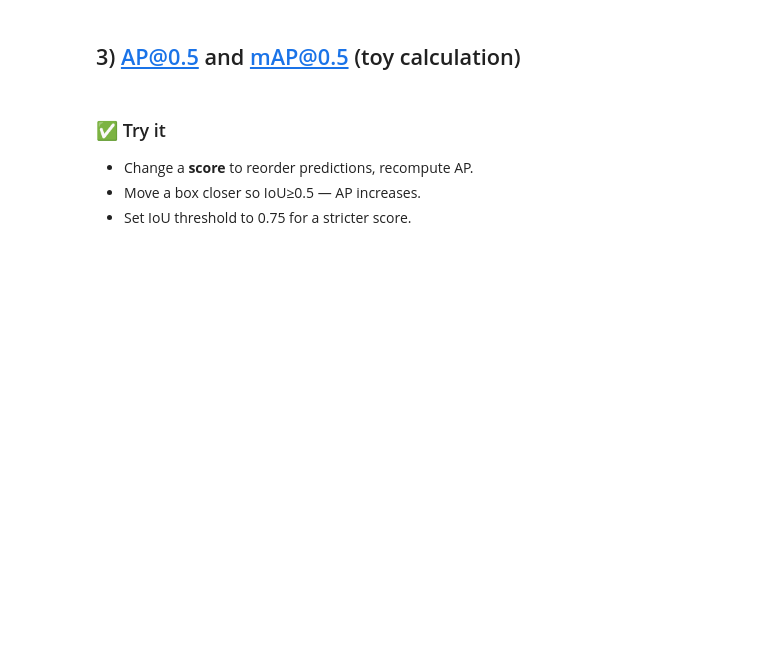
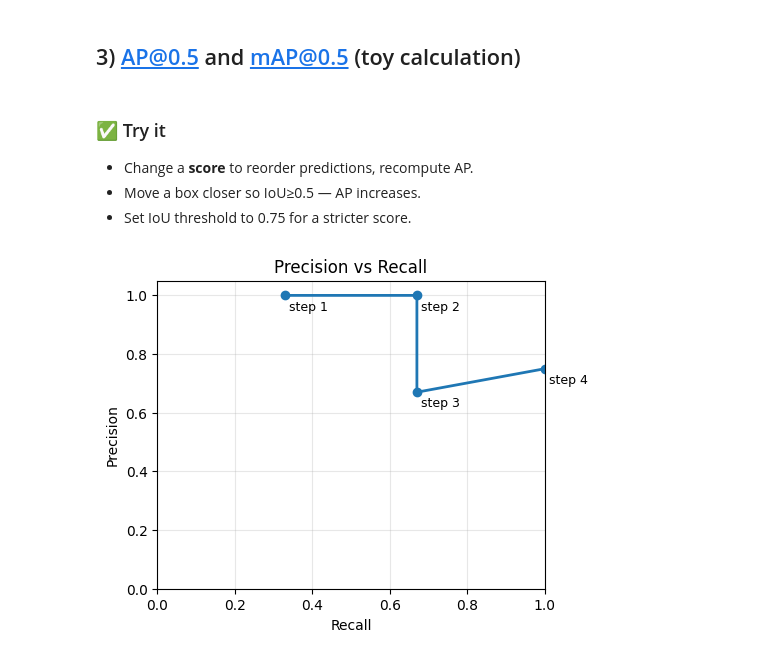
Before and after one commit to CNUClasses/471_code, a Jupyter notebook: week7/mini_iou_nms_map_short.ipynb, the cells around one changed output. Saved outputs shown, nothing was run; the diff lists cells and outputs as text; code cells hidden in the pictures; blank space fills up the shorter version.

```diff
--- a/week7/mini_iou_nms_map_short.ipynb
+++ b/week7/mini_iou_nms_map_short.ipynb
@@ -127,3 +127,24 @@ plt.show()
 - Change a **score** to reorder predictions, recompute AP.
 - Move a box closer so IoU≥0.5 — AP increases.
 - Set IoU threshold to 0.75 for a stricter score.
+# %%
+import matplotlib.pyplot as plt
+import numpy as np
+
+# From the table (step 1..4)
+recall    = np.array([0.33, 0.67, 0.67, 1.00])
+precision = np.array([1.00, 1.00, 0.67, 0.75])
+
+plt.figure(figsize=(5,4))
+plt.plot(recall, precision, marker='o', linewidth=2)
+for r, p, s in zip(recall, precision, range(1, 5)):
+    plt.text(r+0.01, p-0.05, f"step {s}", fontsize=9)
+
+plt.title("Precision vs Recall")
+plt.xlabel("Recall")
+plt.ylabel("Precision")
+plt.xlim(0, 1.0); plt.ylim(0, 1.05)
+plt.grid(alpha=0.3)
+plt.show()
+# %% [output]
+[figure, added]
```
Also changed, not shown: parts of 1 cell of this notebook, 2 other files.
